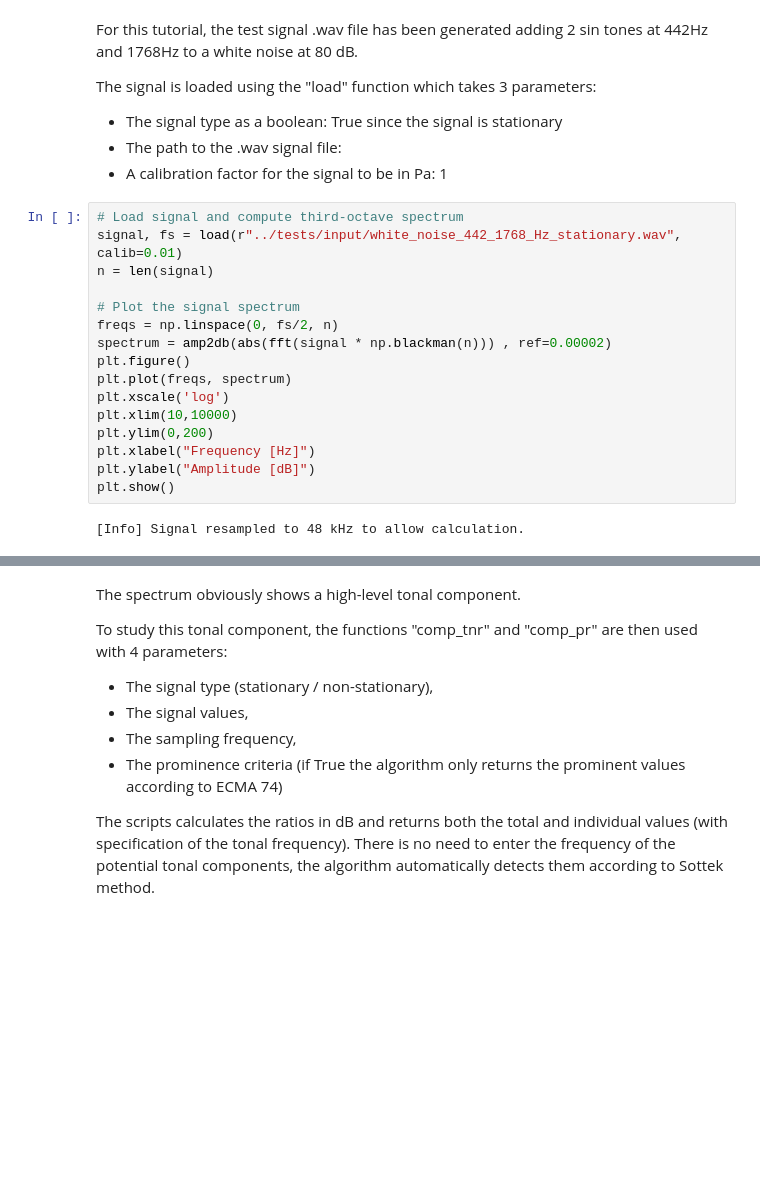
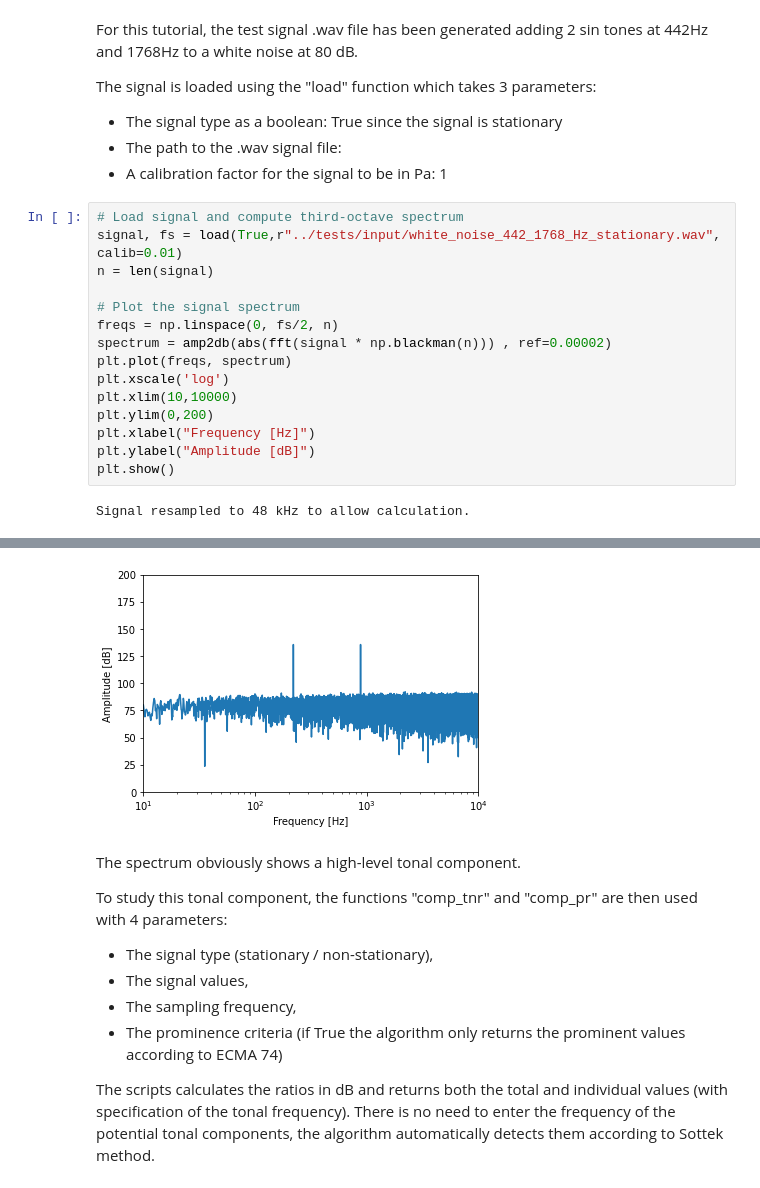
Before and after one commit to Eomys/MoSQITo, a Jupyter notebook: tutorials/tuto_TNR_PR.ipynb, the cells around one changed output, grey strips where cells are left out. Saved outputs shown, nothing was run; the diff lists cells and outputs as text; blank space fills up the shorter version.

```diff
--- a/tutorials/tuto_TNR_PR.ipynb
+++ b/tutorials/tuto_TNR_PR.ipynb
@@ -167,13 +165,12 @@ The signal is loaded using the "load" function which takes 3 parameters:
 - A calibration factor for the signal to be in Pa: 1
 # %%
 # Load signal and compute third-octave spectrum
-signal, fs = load(r"../tests/input/white_noise_442_1768_Hz_stationary.wav", calib=0.01)
+signal, fs = load(True,r"../tests/input/white_noise_442_1768_Hz_stationary.wav", calib=0.01)
 n = len(signal)
 
 # Plot the signal spectrum
 freqs = np.linspace(0, fs/2, n)
 spectrum = amp2db(abs(fft(signal * np.blackman(n))) , ref=0.00002)
-plt.figure()
 plt.plot(freqs, spectrum)
 plt.xscale('log')
 plt.xlim(10,10000)
@@ -182,4 +179,4 @@ plt.xlabel("Frequency [Hz]")
 plt.ylabel("Amplitude [dB]")
 plt.show()
 # %% [output]
-[Info] Signal resampled to 48 kHz to allow calculation.
+Signal resampled to 48 kHz to allow calculation.
@@ -188,3 +183,4 @@ plt.show()
+[figure, added]
 # %% [markdown]
 The spectrum obviously shows a high-level tonal component.
 
```
Also changed, not shown: parts of 6 cells of this notebook.
